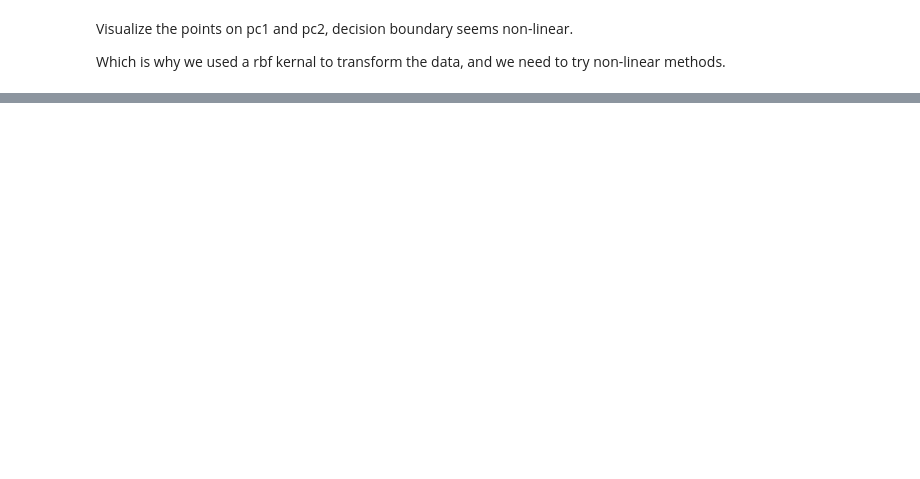
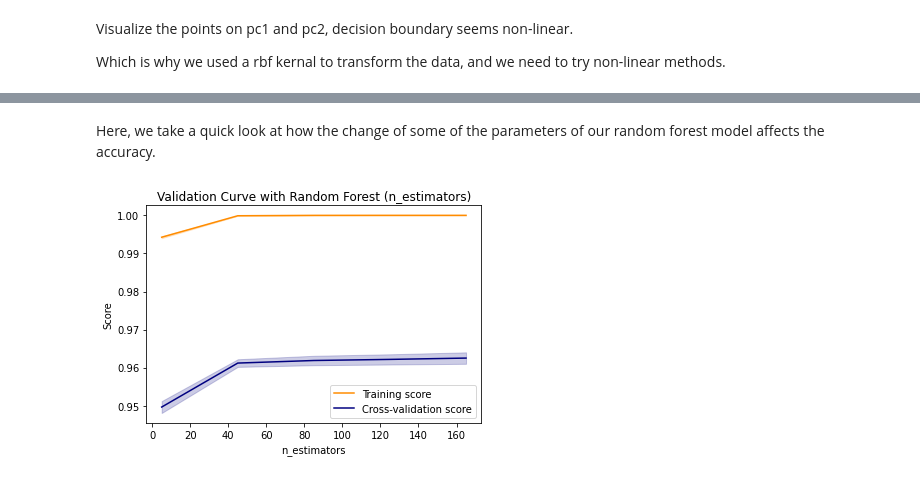
Before and after one commit to Peta0228/Airline-Satisfaction-Prediction, a Jupyter notebook: main.ipynb, the cells around one changed output, grey strips where cells are left out. Cells and saved outputs as stored; diff of their text form; code cells hidden in the pictures; blank space fills up the shorter version.

```diff
--- a/main.ipynb
+++ b/main.ipynb
@@ -151,0 +279,6 @@ plt.show()
+# %% [markdown]
+Here, we take a quick look at how the change of some of the parameters of our random forest model affects the accuracy.
+# %%
+plot_validation_curve(RandomForestClassifier(random_state=5741), train_x, train_y, "n_estimators", np.arange(5, 205, 40))
+# %% [output]
+[figure, added]
```
Also changed, not shown: parts of 18 cells of this notebook, 1 other file.
